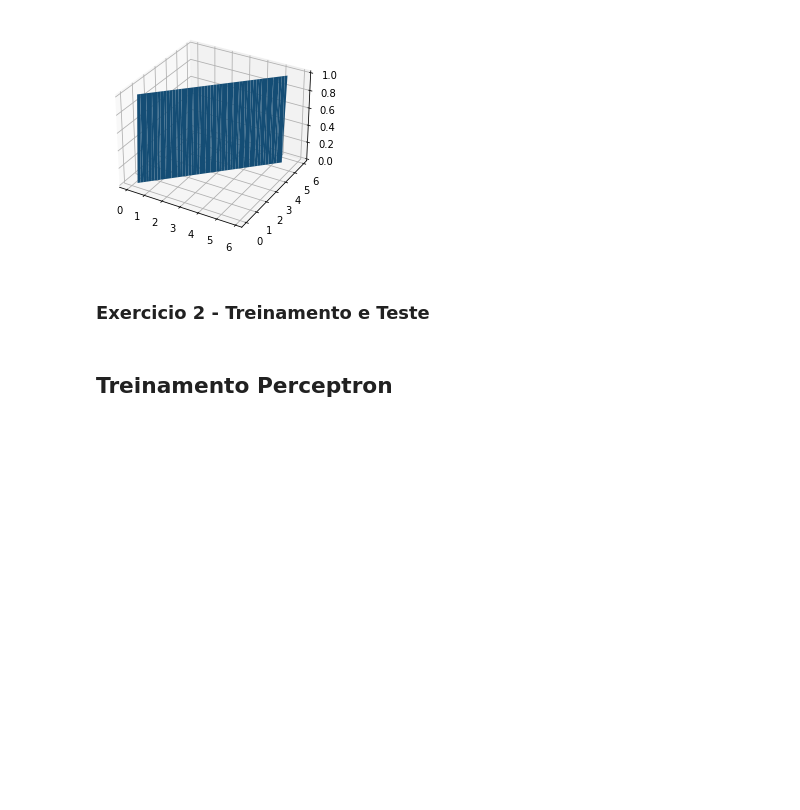
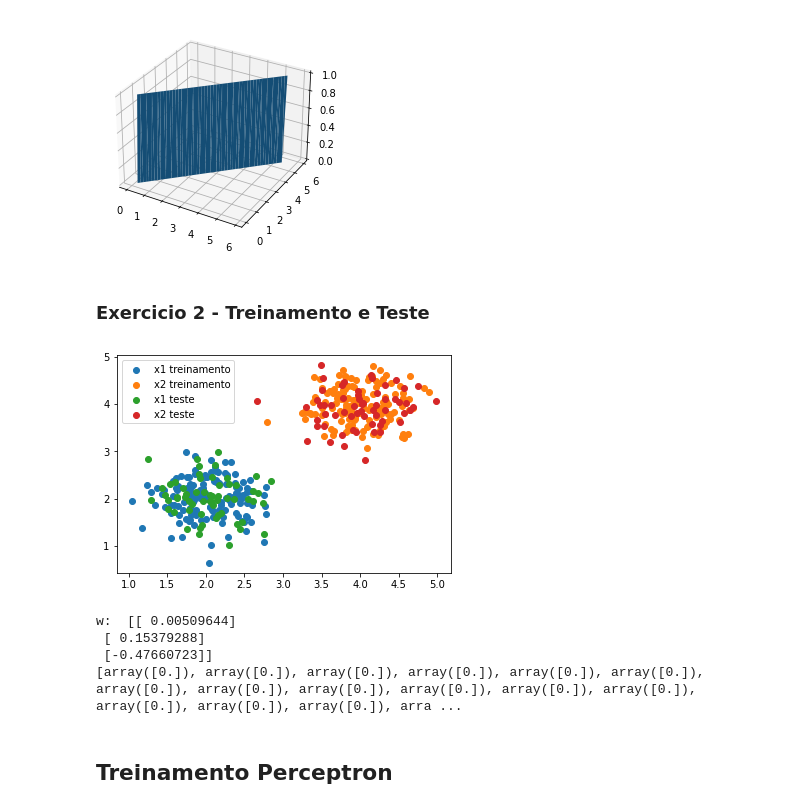
Before and after one commit to jueta/Artificial-Neural-Networks, a Jupyter notebook: 课四/exercicio4.ipynb, the cells around one changed output. Cells and saved outputs as stored; diff of their text form; code cells hidden in the pictures; blank space fills up the shorter version.

```diff
--- a/课四/exercicio4.ipynb
+++ b/课四/exercicio4.ipynb
@@ -80,3 +78,56 @@ plot_confusion_matrix()
+# %%
+# plot_confusion_matrix()
+
+# Criando Amostras
+s1 = 0.4
+s2 = 0.4
+mu, sigma = 0, 4
+
+# Escolhendo 0.7*200 = 140 amostrar para treinamento e as outras 60 para teste
+xcTrain1 = np.random.normal(0, 1, (140, 2))*s1 + np.full((2, 140), 2).T
+xcTrain2 = np.random.normal(0, 1, (140, 2))*s2 + np.full((2, 140), 4).T
+xcTest1 = np.random.normal(0, 1, (60, 2))*s1 + np.full((2, 60), 2).T
+xcTest2 = np.random.normal(0, 1, (60, 2))*s2 + np.full((2, 60), 4).T
+
+plt.scatter(xcTrain1[:,0], xcTrain1[:,1], label="x1 treinamento")
+plt.scatter(xcTrain2[:,0], xcTrain2[:,1], label="x2 treinamento")
+plt.scatter(xcTest1[:,0], xcTest1[:,1], label="x1 teste")
+plt.scatter(xcTest2[:,0], xcTest2[:,1], label="x2 teste")
+plt.legend()
+plt.show()
+
+# Treinamento
+xcTrain = np.concatenate((xcTrain1, xcTrain2), axis=0)
+yTrain1 = np.zeros((140,1))
+yTrain2 = np.ones((140,1))
+yTrain = np.concatenate((yTrain1, yTrain2), axis=0)
+
+retlist = trainPerceptron(xcTrain,yTrain,0.01,0.01,150,1)
+
+w = retlist[0]
+erro = retlist[1]
+
+print("w: ", w)
+
+# Teste
+xcTest = np.concatenate((xcTest1, xcTest2), axis=0)
+yTest1 = np.zeros((60,1))
+yTest2 = np.ones((60,1))
+yTest = np.concatenate((yTest1, yTest2), axis=0)
+
+M = []
+for i in xcTest:
+    x = np.append(1, i)
+    M.append(1.0 * ( w.T @ x >= 0 ))
+    # M.append(yPerceptron(x, w, 0))
+
+print(M)
+# %% [output]
+[figure, added]
+w:  [[ 0.00509644]
+ [ 0.15379288]
+ [-0.47660723]]
+[array([0.]), array([0.]), array([0.]), array([0.]), array([0.]), array([0.]), array([0.]), array([0.]), array([0.]), array([0.]), array([0.]), array([0.]), array([0.]), array([0.]), array([0.]), arra ...
 # %% [markdown]
 ## Treinamento Perceptron
 # %%
```
Also changed, not shown: parts of 2 cells of this notebook, 1 other file.
